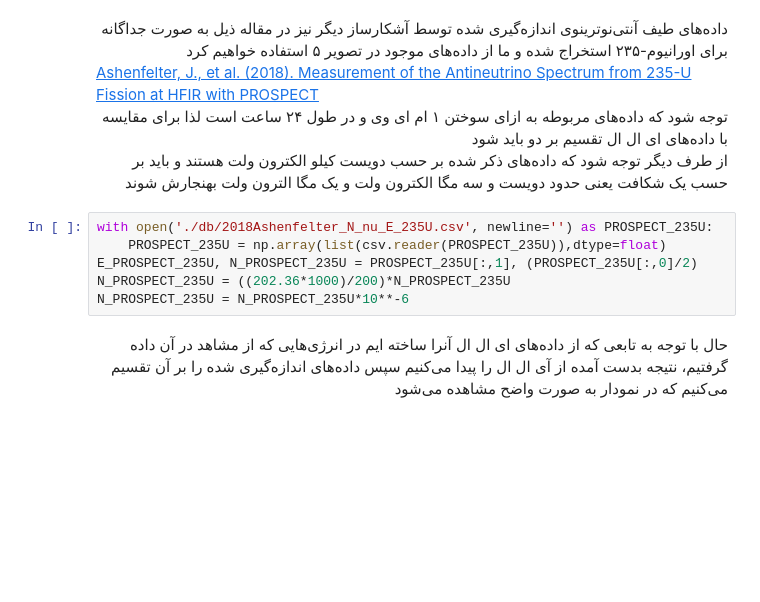
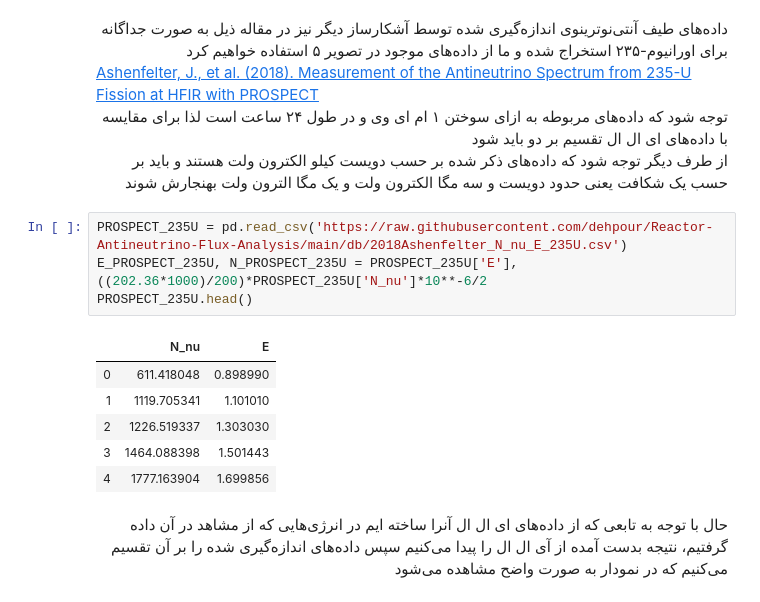
Before and after one commit to dehpour/Reactor-Antineutrino-Flux-Analysis, a Jupyter notebook: ILL's Phenomenological Model Predicted Antineutrino Flux Compare with Recently Observations.ipynb, the cells around one changed output. Saved outputs shown, nothing was run; the diff lists cells and outputs as text; blank space fills up the shorter version.

```diff
--- a/ILL's Phenomenological Model Predicted Antineutrino Flux Compare with Recently Observations.ipynb
+++ b/ILL's Phenomenological Model Predicted Antineutrino Flux Compare with Recently Observations.ipynb
@@ -66,12 +80,17 @@ E_DYB_235U, N_DYB_235U = DYB_235U[:,0], (DYB_235U[:,1]/2)
 <br>
 از طرف دیگر توجه شود که داده‌های ذکر شده بر حسب دویست کیلو الکترون ولت هستند و باید بر حسب یک شکافت یعنی حدود دویست و سه مگا الکترون ولت و یک مگا الترون ولت بهنجارش شوند
 </div>
-# %%
-with open('./db/2018Ashenfelter_N_nu_E_235U.csv', newline='') as PROSPECT_235U:
-    PROSPECT_235U = np.array(list(csv.reader(PROSPECT_235U)),dtype=float)
-E_PROSPECT_235U, N_PROSPECT_235U = PROSPECT_235U[:,1], (PROSPECT_235U[:,0]/2)
-N_PROSPECT_235U = ((202.36*1000)/200)*N_PROSPECT_235U
-N_PROSPECT_235U = N_PROSPECT_235U*10**-6
+# %%
+PROSPECT_235U = pd.read_csv('https://raw.githubusercontent.com/dehpour/Reactor-Antineutrino-Flux-Analysis/main/db/2018Ashenfelter_N_nu_E_235U.csv')
+E_PROSPECT_235U, N_PROSPECT_235U = PROSPECT_235U['E'], ((202.36*1000)/200)*PROSPECT_235U['N_nu']*10**-6/2
+PROSPECT_235U.head()
+# %% [output]
+|  | N_nu | E |
+| 0 | 611.418048 | 0.898990 |
+| 1 | 1119.705341 | 1.101010 |
+| 2 | 1226.519337 | 1.303030 |
+| 3 | 1464.088398 | 1.501443 |
+| 4 | 1777.163904 | 1.699856 |
 # %% [markdown]
 <div dir= "rtl" align="right">
 حال با توجه به تابعی که از داده‌های ای ال ال آنرا ساخته ایم در انرژی‌هایی که از مشاهد در آن داده گرفتیم، نتیجه بدست آمده از آی ال ال را پیدا می‌کنیم سپس داده‌های اندازه‌گیری شده را بر آن تقسیم می‌کنیم که در نمودار به صورت واضح مشاهده می‌شود
```
Also changed, not shown: parts of 9 cells of this notebook.
